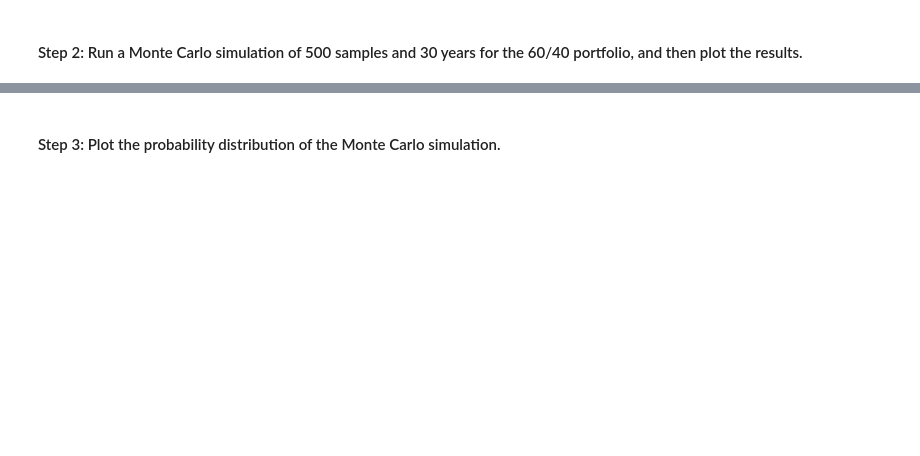
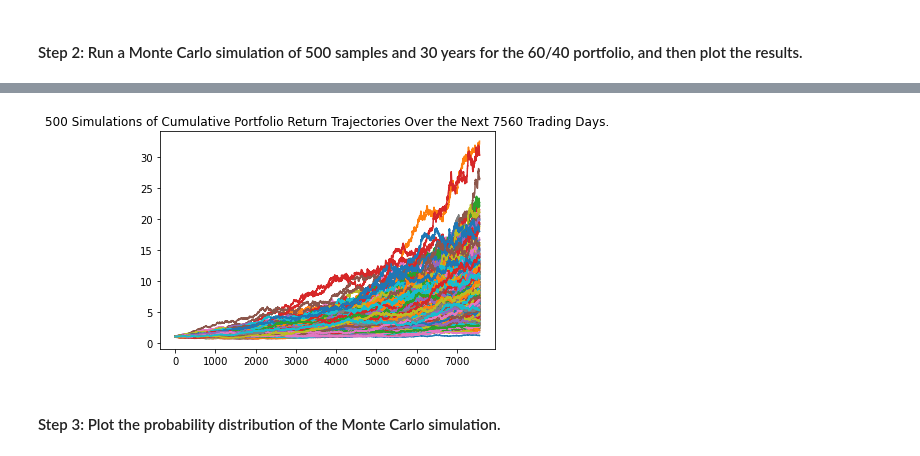
Before and after one commit to dtbyun/Mod5Challenge, a Jupyter notebook: m5challenge/financial_planning_tools.ipynb, the cells around one changed output, grey strips where cells are left out. Drawn from its saved outputs; the diff is of its cells as text; code cells hidden in the pictures; blank space fills up the shorter version.

```diff
--- a/m5challenge/financial_planning_tools.ipynb
+++ b/m5challenge/financial_planning_tools.ipynb
@@ -429,22 +429,27 @@ In this section, you’ll use the MCForecastTools library to create a Monte Carl
 # %%
 # Set start and end dates of 3 years back from your current date
 # Alternatively, you can use an end date of 2020-08-07 and work 3 years back from that date
-# YOUR CODE HERE
-# YOUR CODE HERE
+start_date= pd.Timestamp('2017-08-07',tz='America/New_York').isoformat()
+end_date=  pd.Timestamp('2020-08-07',tz='America/New_York').isoformat()
 # %%
 # Use the Alpaca get_bars function to make the API call to get the 3 years worth of pricing data
 # The tickers and timeframe parameters should have been set in Part 1 of this activity
 # The start and end dates should be updated with the information set above
 # Remember to add the df property to the end of the call so the response is returned as a DataFrame
-# YOUR CODE HERE
-
+prices_df = alpaca.get_bars(
+    tickers,
+    timeframe,
+    start=start_date,
+    end=end_date
+).df
 # Reorganize the DataFrame
 # Separate ticker data
-# YOUR CODE HERE
+SPY= prices_df[prices_df['symbol']=='SPY'].drop('symbol',axis=1)
+AGG= prices_df[prices_df['symbol']=='AGG'].drop('symbol',axis=1)
 
 # Concatenate the ticker DataFrames
-# YOUR CODE HERE
+prices_df = pd.concat([SPY,AGG],axis=1,keys=['SPY','AGG'])
 
 # Display both the first and last five rows of the DataFrame
-# YOUR CODE HERE
-# YOUR CODE HERE
+prices_df.head()
+prices_df.tail()
@@ -454,7 +468,12 @@ In this section, you’ll use the MCForecastTools library to create a Monte Carl
 # Configure the Monte Carlo simulation to forecast 30 years cumulative returns
 # The weights should be split 40% to AGG and 60% to SPY.
 # Run 500 samples.
-# YOUR CODE HERE
+MCS_30y = MCSimulation(
+    portfolio_data = prices_df,
+    weights = [.40,.60],
+    num_simulation = 500,
+    num_trading_days = 252*30
+)
 
 # Review the simulation input data
-# YOUR CODE HERE
+MCS_30y.portfolio_data.head()
@@ -464,7 +534,10 @@ In this section, you’ll use the MCForecastTools library to create a Monte Carl
 # %%
 # Visualize the 30-year Monte Carlo simulation by creating an
 # overlay line plot
-# YOUR CODE HERE
+MCS_30y_line_plot = MCS_30y.plot_simulation()
+MCS_30y_line_plot.get_figure().savefig("MCS_30_Year_Sim_Plot.png",bbox_inches="tight")
+# %% [output]
+[figure, added]
 # %% [markdown]
 #### Step 3: Plot the probability distribution of the Monte Carlo simulation.
 # %%
```
Also changed, not shown: parts of 26 cells of this notebook, 6 other files.
